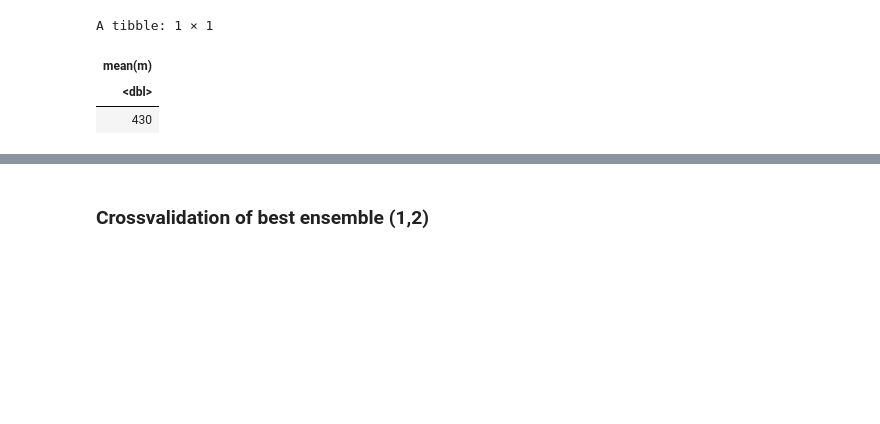
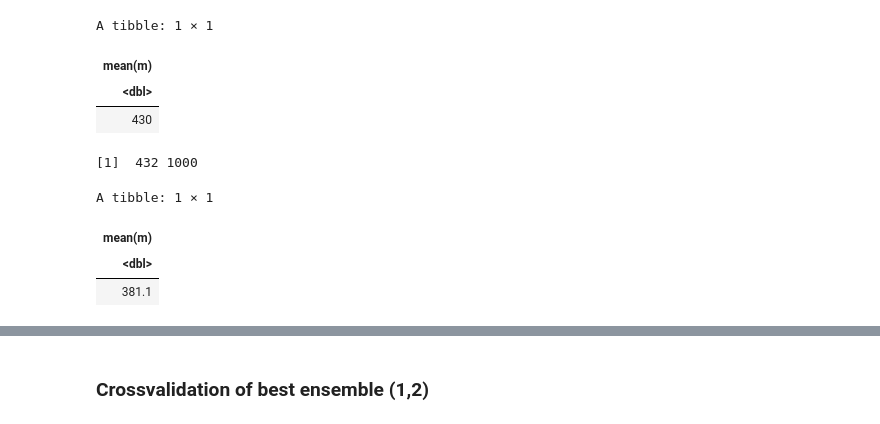
Before and after one commit to ondrej-such/snh1, a Jupyter notebook: segment.ipynb, the cells around one changed output, grey strips where cells are left out. Saved outputs shown, nothing was run; the diff lists cells and outputs as text; code cells hidden in the pictures; blank space fills up the shorter version.

```diff
--- a/segment.ipynb
+++ b/segment.ipynb
@@ -233,3 +248,12 @@ A tibble: 1 × 1
 | mean(m) |
 | <dbl> |
 | 430 |
+# %%
+r17 <- cv_stack(bcp = select_bcp(bcp, c(2,3,4)), W = W, score = "brier")
+r17 |> group_by(rep) |> summarize(m = sum(correct2)) |> summarize(mean(m))
+# %% [output]
+[1]  432 1000
+A tibble: 1 × 1
+| mean(m) |
+| <dbl> |
+| 381.1 |
```
Also changed, not shown: parts of 35 cells of this notebook.
